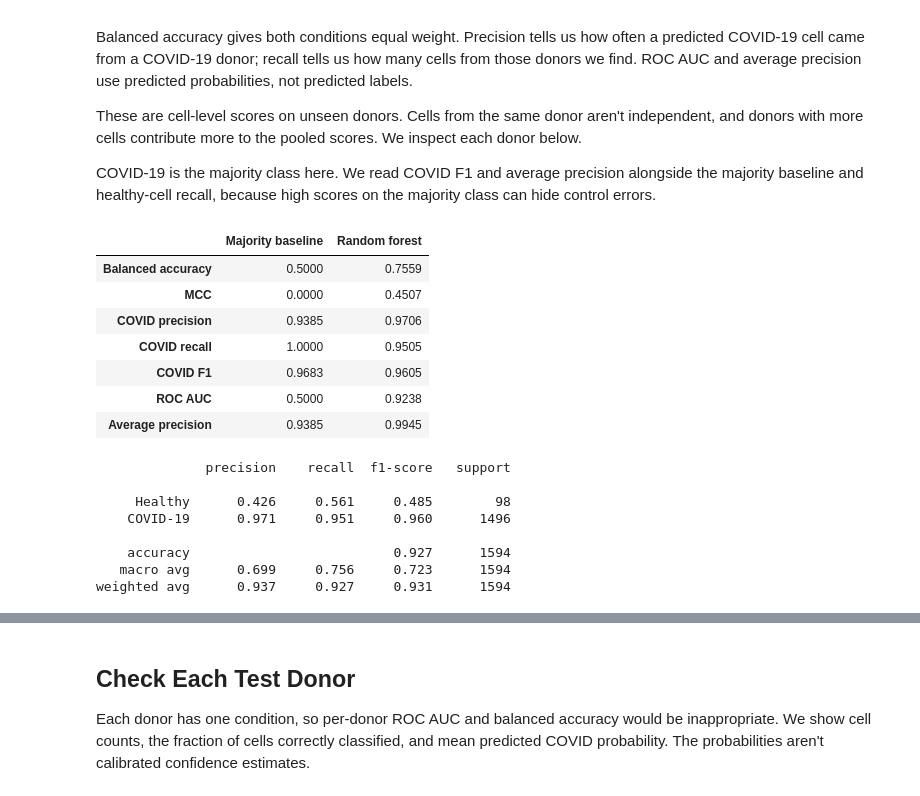
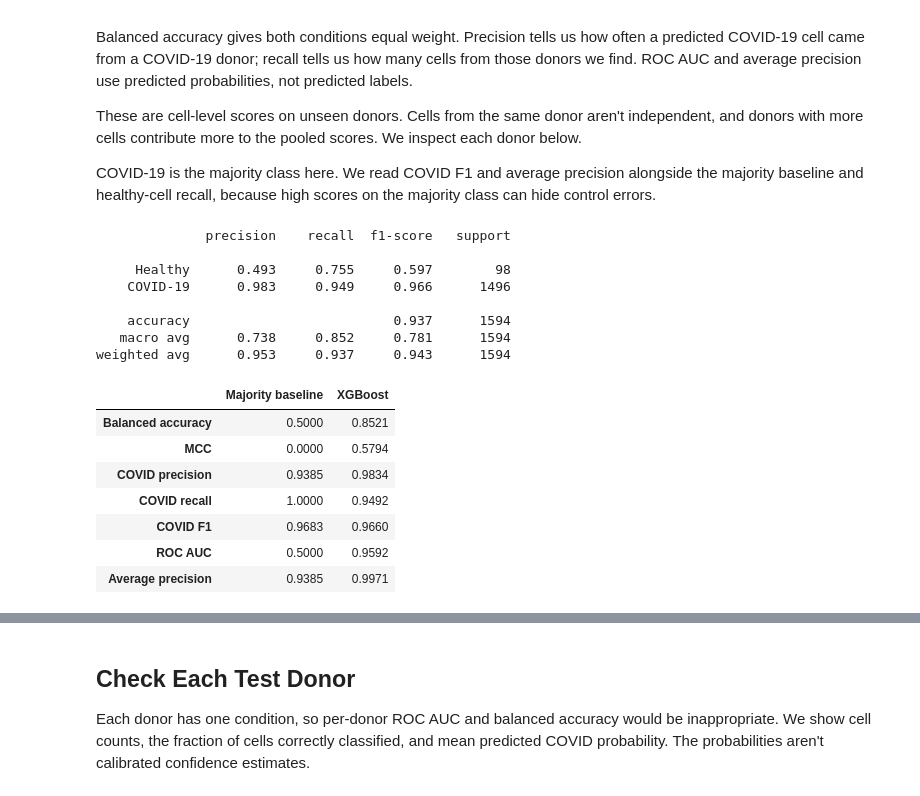
Before and after one commit to mystisdev/cellstates, a Jupyter notebook: pipeline.ipynb, the cells around one changed output, grey strips where cells are left out. Saved outputs shown, nothing was run; the diff lists cells and outputs as text; code cells hidden in the pictures.

```diff
--- a/pipeline.ipynb
+++ b/pipeline.ipynb
@@ -539,0 +512,40 @@ Selected settings: mean CV balanced accuracy = 0.8862, fold SD = 0.0676
+# %%
+# Summarize the five validation folds for each parameter combination
+# We use ddof=0 for the fold SD, as in the previous GridSearchCV results.
+cv_results = cv_fold_results.groupby("candidate").agg(
+    n_estimators=("xgb__n_estimators", "first"),
+    learning_rate=("xgb__learning_rate", "first"),
+    max_depth=("xgb__max_depth", "first"),
+    mean_balanced_accuracy=("balanced_accuracy", "mean"),
+    std_balanced_accuracy=("balanced_accuracy", lambda scores: scores.std(ddof=0)),
+    mean_roc_auc=("roc_auc", "mean"),
+    mean_average_precision=("average_precision", "mean"),
+)
+cv_results = cv_results.sort_values("mean_balanced_accuracy", ascending=False, kind="stable")
+display(cv_results.round(4))
+
+# Get the individual fold scores and parameters for the best combination
+# These are tuning scores, because we used these same folds to choose the parameters.
+best_candidate = cv_results.index[0]
+best_result = cv_results.loc[best_candidate]
+best_params = {
+    "xgb__n_estimators": int(best_result["n_estimators"]),
+    "xgb__learning_rate": float(best_result["learning_rate"]),
+    "xgb__max_depth": int(best_result["max_depth"]),
+}
+best_fold_scores = cv_fold_results[cv_fold_results["candidate"] == best_candidate].set_index("Fold")
+cv_fold_metrics = fold_summary.join(best_fold_scores[["balanced_accuracy", "roc_auc", "average_precision"]])
+display(cv_fold_metrics.round(4))
+print("Best parameters:", best_params)
+print(
+    f"Selected settings: mean CV balanced accuracy = {best_result['mean_balanced_accuracy']:.4f}, "
+    f"fold SD = {best_result['std_balanced_accuracy']:.4f}"
+)
+
+# Train the selected pipeline on the whole training set
+# We recalculate the class weights from all training labels for this final fit.
+training_weights = compute_sample_weight("balanced", y_train)
+model = clone(xgb_pipeline).set_params(**best_params)
+model.fit(X_train, y_train, xgb__sample_weight=training_weights)
+selected_genes = input_genes[model.named_steps["constant_genes"].get_support()]
+print(f"Retained {len(selected_genes):,} of {X_train.shape[1]:,} genes.")
@@ -580,50 +616,50 @@ def compute_metrics(y_true, y_pred, y_prob):
     return {
         "Balanced accuracy": balanced_accuracy_score(y_true, y_pred),
         "MCC": matthews_corrcoef(y_true, y_pred),
         "COVID precision": precision_score(y_true, y_pred, zero_division=0),
         "COVID recall": recall_score(y_true, y_pred, zero_division=0),
         "COVID F1": f1_score(y_true, y_pred, zero_division=0),
         "ROC AUC": roc_auc_score(y_true, y_prob),
         "Average precision": average_precision_score(y_true, y_prob),
     }
 
 
 # Compute the metrics for both models and put them in a dataframe
 metrics = pd.DataFrame(
     {
         "Majority baseline": compute_metrics(y_test, baseline_pred, baseline_prob),
-        "Random forest": compute_metrics(y_test, y_pred, y_prob),
+        "XGBoost": compute_metrics(y_test, y_pred, y_prob),
     }
 )
 display(metrics.round(4))
 # Show precision, recall and F1 separately for each class
 print(
     classification_report(
         y_test,
         y_pred,
         labels=[0, 1],
         target_names=["Healthy", "COVID-19"],
         digits=3,
         zero_division=0,
     )
 )
 # %% [output]
+              precision    recall  f1-score   support
+
+     Healthy      0.493     0.755     0.597        98
+    COVID-19      0.983     0.949     0.966      1496
+
+    accuracy                          0.937      1594
+   macro avg      0.738     0.852     0.781      1594
+weighted avg      0.953     0.937     0.943      1594
-|  | Majority baseline | Random forest |
-| Balanced accuracy | 0.5000 | 0.7559 |
-| MCC | 0.0000 | 0.4507 |
-| COVID precision | 0.9385 | 0.9706 |
-| COVID recall | 1.0000 | 0.9505 |
-| COVID F1 | 0.9683 | 0.9605 |
-| ROC AUC | 0.5000 | 0.9238 |
-| Average precision | 0.9385 | 0.9945 |
+|  | Majority baseline | XGBoost |
+| Balanced accuracy | 0.5000 | 0.8521 |
+| MCC | 0.0000 | 0.5794 |
+| COVID precision | 0.9385 | 0.9834 |
+| COVID recall | 1.0000 | 0.9492 |
+| COVID F1 | 0.9683 | 0.9660 |
+| ROC AUC | 0.5000 | 0.9592 |
+| Average precision | 0.9385 | 0.9971 |
-              precision    recall  f1-score   support
-
-     Healthy      0.426     0.561     0.485        98
-    COVID-19      0.971     0.951     0.960      1496
-
-    accuracy                          0.927      1594
-   macro avg      0.699     0.756     0.723      1594
-weighted avg      0.937     0.927     0.931      1594
 # %%
 # Plot the confusion matrix as cell counts and as fractions of each true class
 fig, axes = plt.subplots(1, 2, figsize=(10, 4))
```
Also changed, not shown: parts of 26 cells of this notebook, 1 other file.
